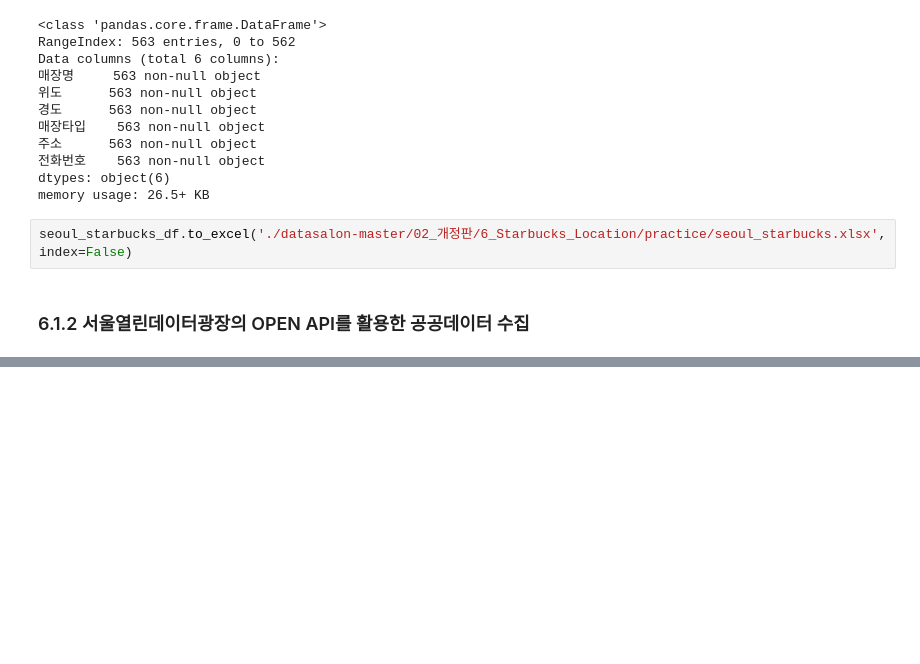
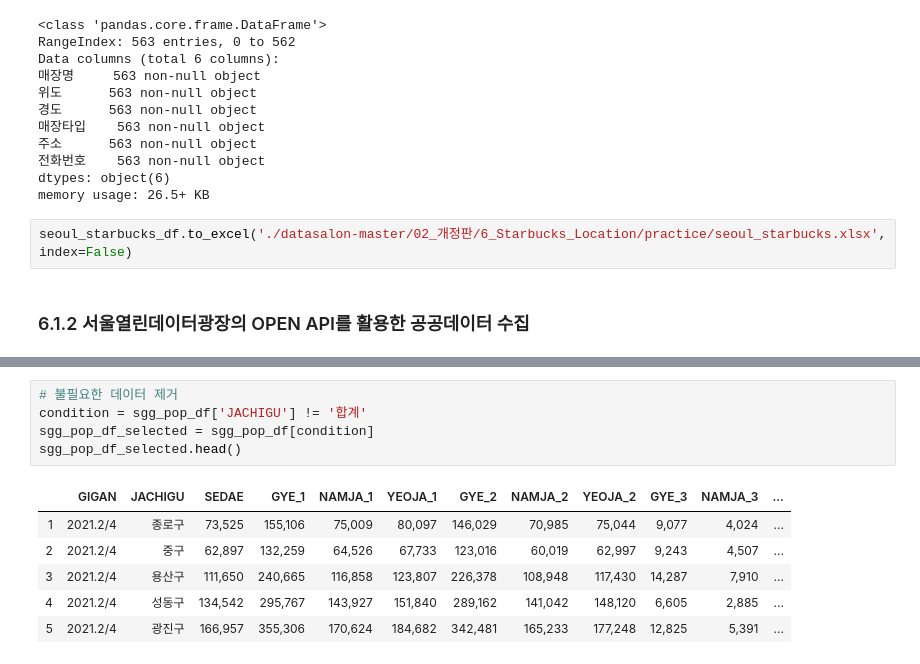
Before and after one commit to hemni28/datasalon_practice, a Jupyter notebook: Practice.ipynb, the cells around one changed output, grey strips where cells are left out. Drawn from its saved outputs; the diff is of its cells as text; blank space fills up the shorter version.

```diff
--- a/Practice.ipynb
+++ b/Practice.ipynb
@@ -1224,0 +1288,12 @@ seoul_starbucks_df.to_excel('./datasalon-master/02_개정판/6_St
+# %%
+# 불필요한 데이터 제거
+condition = sgg_pop_df['JACHIGU'] != '합계'
+sgg_pop_df_selected = sgg_pop_df[condition]
+sgg_pop_df_selected.head()
+# %% [output]
+|  | GIGAN | JACHIGU | SEDAE | GYE_1 | NAMJA_1 | YEOJA_1 | GYE_2 | NAMJA_2 | YEOJA_2 | GYE_3 | NAMJA_3 | ... |
+| 1 | 2021.2/4 | 종로구 | 73,525 | 155,106 | 75,009 | 80,097 | 146,029 | 70,985 | 75,044 | 9,077 | 4,024 | ... |
+| 2 | 2021.2/4 | 중구 | 62,897 | 132,259 | 64,526 | 67,733 | 123,016 | 60,019 | 62,997 | 9,243 | 4,507 | ... |
+| 3 | 2021.2/4 | 용산구 | 111,650 | 240,665 | 116,858 | 123,807 | 226,378 | 108,948 | 117,430 | 14,287 | 7,910 | ... |
+| 4 | 2021.2/4 | 성동구 | 134,542 | 295,767 | 143,927 | 151,840 | 289,162 | 141,042 | 148,120 | 6,605 | 2,885 | ... |
+| 5 | 2021.2/4 | 광진구 | 166,957 | 355,306 | 170,624 | 184,682 | 342,481 | 165,233 | 177,248 | 12,825 | 5,391 | ... |
```
Also changed, not shown: parts of 15 cells of this notebook, 4 other files.
